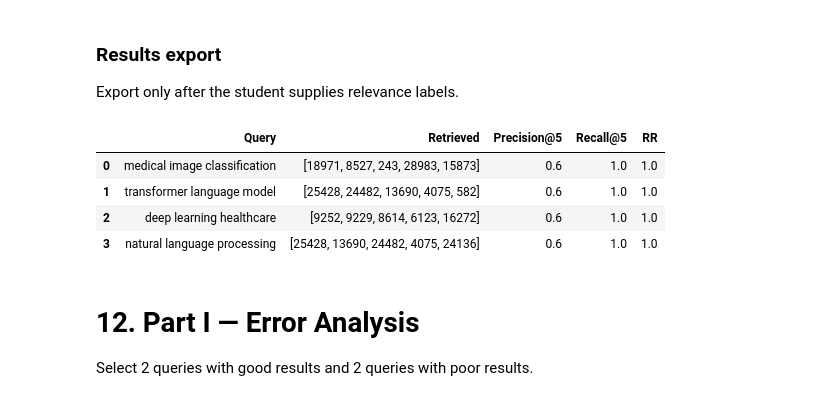
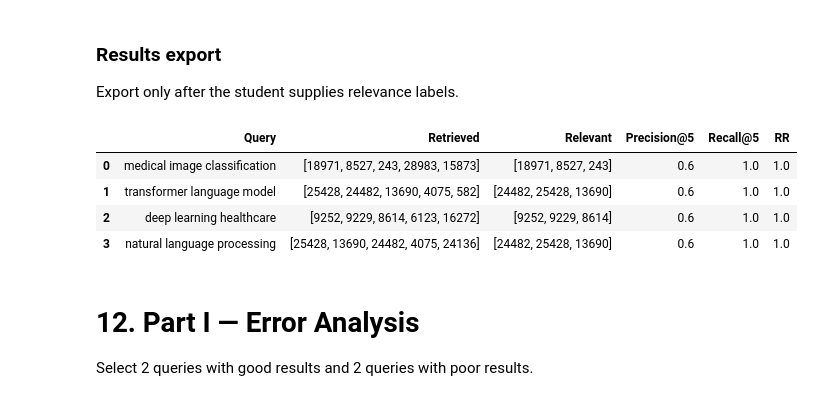
Before and after one commit to thangSy221105/NLP_exercise, a Jupyter notebook: lab01/experiments.ipynb, the cells around one changed output. Cells and saved outputs as stored; diff of their text form; code cells hidden in the pictures.

```diff
--- a/lab01/experiments.ipynb
+++ b/lab01/experiments.ipynb
@@ -1346,29 +1401,29 @@ def precision_at_k(
 R@K = number of relevant documents retrieved / number of relevant documents
 # %%
 # =====================================
-# H3. Recall@5
+# H4. Recall@5
 # =====================================
 
 def recall_at_k(
-    retrieved,
-    relevant,
+    retrieved_docs,
+    relevant_docs,
     k=5
 ):
 
-    retrieved_k = retrieved[:k]
+    retrieved_k = retrieved_docs[:k]
 
 
     relevant_retrieved = len(
         set(retrieved_k)
         &
-        set(relevant)
+        set(relevant_docs)
     )
 
 
     return (
         relevant_retrieved
         /
-        len(relevant)
+        len(relevant_docs)
     )
 # %% [markdown]
 ## 11.4. Mean Reciprocal Rank
@@ -1376,20 +1431,20 @@ def recall_at_k(
 MRR = (1 / |Q|) × sum_q (1 / r_q)
 # %%
 # =====================================
-# H4. Mean Reciprocal Rank
+# H5. Reciprocal Rank
 # =====================================
 
 def reciprocal_rank(
-    retrieved,
-    relevant
+    retrieved_docs,
+    relevant_docs
 ):
 
     for rank, doc_id in enumerate(
-        retrieved,
+        retrieved_docs,
         start=1
     ):
 
-        if doc_id in relevant:
+        if doc_id in relevant_docs:
             return 1 / rank
 
 
@@ -1400,24 +1455,24 @@ def reciprocal_rank(
 Export only after the student supplies relevance labels.
 # %%
 # =====================================
-# H5. Evaluate Search Engine
+# H6. Evaluation Results
 # =====================================
 
 evaluation_results = []
 
 
-for query, relevant_docs in evaluation_set.items():
+for query in EVAL_QUERIES:
 
-    result = search_engine(
+
+    retrieved_docs = retrieve_documents(
         query,
-        top_k=5
+        k=5
     )
 
 
-    retrieved_docs = (
-        result["Document ID"]
-        .tolist()
-    )
+    relevant_docs = RELEVANCE_LABELS[
+        query
+    ]
 
 
     p5 = precision_at_k(
@@ -1440,38 +1495,41 @@ for query, relevant_docs in evaluation_set.items():
     )
 
 
     evaluation_results.append({
 
         "Query":
             query,
 
         "Retrieved":
             retrieved_docs,
 
+        "Relevant":
+            list(relevant_docs),
+
         "Precision@5":
             round(p5,4),
 
         "Recall@5":
             round(r5,4),
 
         "RR":
             round(rr,4)
 
     })
 
 
 evaluation_table = pd.DataFrame(
     evaluation_results
 )
 
 
 evaluation_table
 # %% [output]
-|  | Query | Retrieved | Precision@5 | Recall@5 | RR |
-| 0 | medical image classification | [18971, 8527, 243, 28983, 15873] | 0.6 | 1.0 | 1.0 |
-| 1 | transformer language model | [25428, 24482, 13690, 4075, 582] | 0.6 | 1.0 | 1.0 |
-| 2 | deep learning healthcare | [9252, 9229, 8614, 6123, 16272] | 0.6 | 1.0 | 1.0 |
-| 3 | natural language processing | [25428, 13690, 24482, 4075, 24136] | 0.6 | 1.0 | 1.0 |
+|  | Query | Retrieved | Relevant | Precision@5 | Recall@5 | RR |
+| 0 | medical image classification | [18971, 8527, 243, 28983, 15873] | [18971, 8527, 243] | 0.6 | 1.0 | 1.0 |
+| 1 | transformer language model | [25428, 24482, 13690, 4075, 582] | [24482, 25428, 13690] | 0.6 | 1.0 | 1.0 |
+| 2 | deep learning healthcare | [9252, 9229, 8614, 6123, 16272] | [9252, 9229, 8614] | 0.6 | 1.0 | 1.0 |
+| 3 | natural language processing | [25428, 13690, 24482, 4075, 24136] | [24482, 25428, 13690] | 0.6 | 1.0 | 1.0 |
 # %% [markdown]
 # 12. Part I — Error Analysis
 
```
Also changed, not shown: parts of 3 cells of this notebook.
